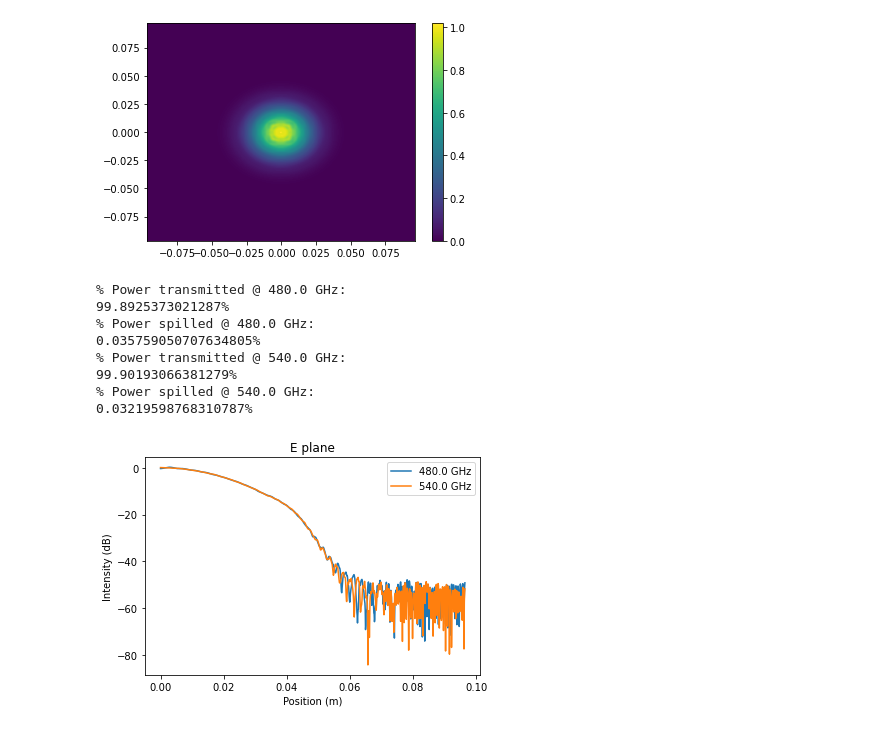
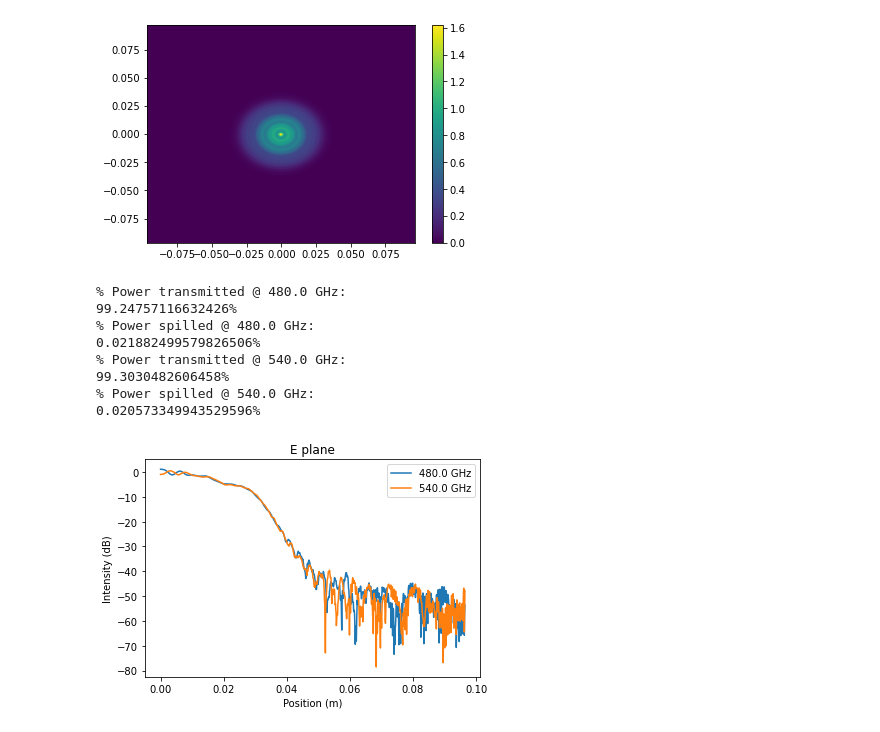
Before and after one commit to GageSiebert/EXCLAIM_Optics, a Jupyter notebook: Lens2Tertiary_v1.ipynb, the cells around one changed output. Drawn from its saved outputs; the diff is of its cells as text; code cells hidden in the pictures.

```diff
--- a/Lens2Tertiary_v1.ipynb
+++ b/Lens2Tertiary_v1.ipynb
@@ -16,7 +16,7 @@ wf = poppy.FresnelWavefront(beam_radius=fwhm_, wavelength=ll)
 lenslet_aperture = poppy.GaussianAperture(fwhm=fwhm_)
 wf *= lenslet_aperture
 
-ring = poppy.CircularAperture(radius=0.05*u.m)
+ring = poppy.CircularAperture(radius=0.0381*u.m)
 wf *= ring
 y, x = wf.coordinates()
 initial_power=np.sum(wf.intensity)
@@ -100,7 +100,7 @@ wf = poppy.FresnelWavefront(beam_radius=fwhm_, wavelength=ll)
 lenslet_aperture = poppy.GaussianAperture(fwhm=fwhm_)
 wf *= lenslet_aperture
 
-ring = poppy.CircularAperture(radius=0.05*u.m)
+ring = poppy.CircularAperture(radius=0.0381*u.m)
 wf *= ring
 y, x = wf.coordinates()
 initial_power=np.sum(wf.intensity)
@@ -116,7 +116,7 @@ for dummyvar in np.arange(1,4):
     wf.propagate_fresnel(2.8*u.cm)
 
 # top group of 9 baffles which are 1 mm wider but still 0.635 cm apart
-ring = poppy.CircularAperture(radius=0.051*u.m)
+ring = poppy.CircularAperture(radius=0.0382*u.m)
 for dummyvar in np.arange(1,9):
     wf *= ring
     wf.propagate_fresnel(0.635*u.cm)
@@ -158,7 +158,7 @@ c=ax.pcolormesh(x[a:b,a:b],y[a:b,a:b],temp[a:b,a:b])
 fig.colorbar(c,ax=ax)
 plt.show()
 # %% [output]
-[figure, old version]
+[figure, new version]
 # %%
 # Check frequency dependence
 import numpy as np
@@ -178,7 +178,7 @@ for ff in ffs:
     lenslet_aperture = poppy.GaussianAperture(fwhm=fwhm_)
     wf *= lenslet_aperture
 
-    ring = poppy.CircularAperture(radius=0.05*u.m)
+    ring = poppy.CircularAperture(radius=0.0381*u.m)
     wf *= ring
     y, x = wf.coordinates()
     initial_power=np.sum(wf.intensity)
@@ -194,42 +194,42 @@ for ff in ffs:
         wf.propagate_fresnel(2.8*u.cm)
 
     # top group of 9 baffles which are 1 mm wider but still 0.635 cm apart
-    ring = poppy.CircularAperture(radius=0.051*u.m)
+    ring = poppy.CircularAperture(radius=0.0382*u.m)
     for dummyvar in np.arange(1,9):
         wf *= ring
         wf.propagate_fresnel(0.635*u.cm)
     wf *= ring
 
     wf.propagate_fresnel(14.1455*u.cm) # propogate out to center of tertiary
 
     temp = wf.intensity
     spill_power, trans_power = 0, 0
     for m in np.arange(0,2048,dtype=int):
         for n in np.arange(0,2048,dtype=int):
             if (0.05)**2 < x[m,n]**2 + y[m,n]**2 :
                 spill_power += temp[m,n]
             else:
                 trans_power += temp[m,n]
 
     print('% Power transmitted @ '+str(ff)+':')
     print(str(100*trans_power/initial_power)+'%')
     print('% Power spilled @ '+str(ff)+':')
     print(str(100*spill_power/initial_power)+'%')
 
     plt.plot(x[wf.intensity.shape[1]//2,1024:], 10*np.log10(wf.intensity[wf.intensity.shape[1]//2,1024:]),label=str(ff))
 
 plt.legend()
 plt.title("E plane")
 plt.xlabel("Position (m)")
 plt.ylabel("Intensity (dB)")
 plt.show()
 # %% [output]
 % Power transmitted @ 480.0 GHz:
-99.8925373021287%
+99.24757116632426%
 % Power spilled @ 480.0 GHz:
-0.035759050707634805%
+0.021882499579826506%
 % Power transmitted @ 540.0 GHz:
-99.90193066381279%
+99.3030482606458%
 % Power spilled @ 540.0 GHz:
-0.03219598768310787%
+0.020573349943529596%
-[figure, old version]
+[figure, new version]
```
Also changed, not shown: parts of 2 cells of this notebook.
